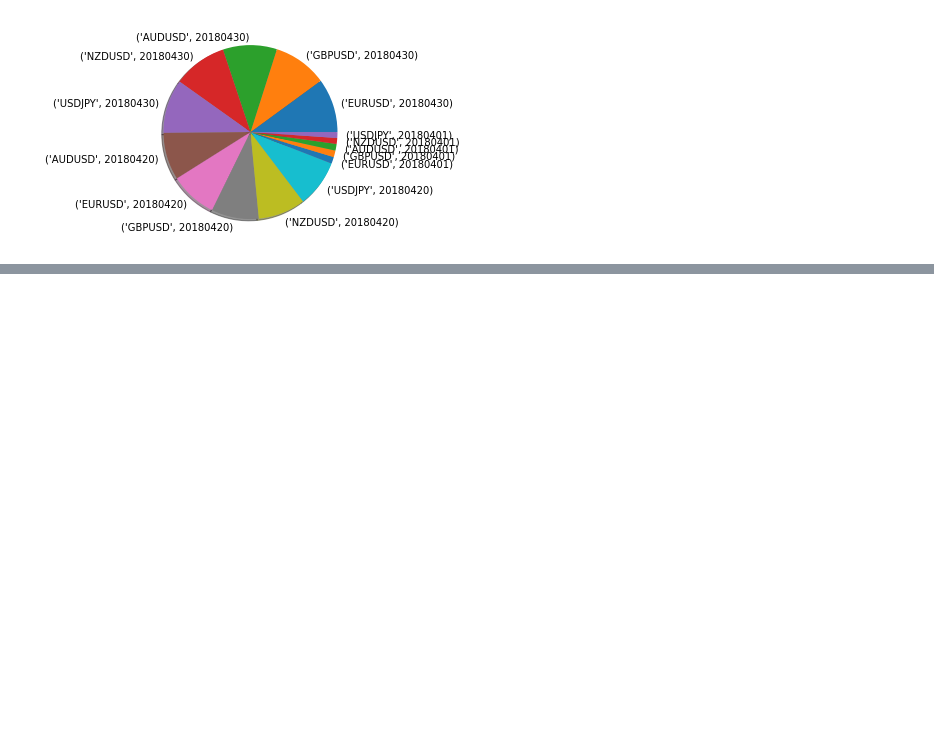
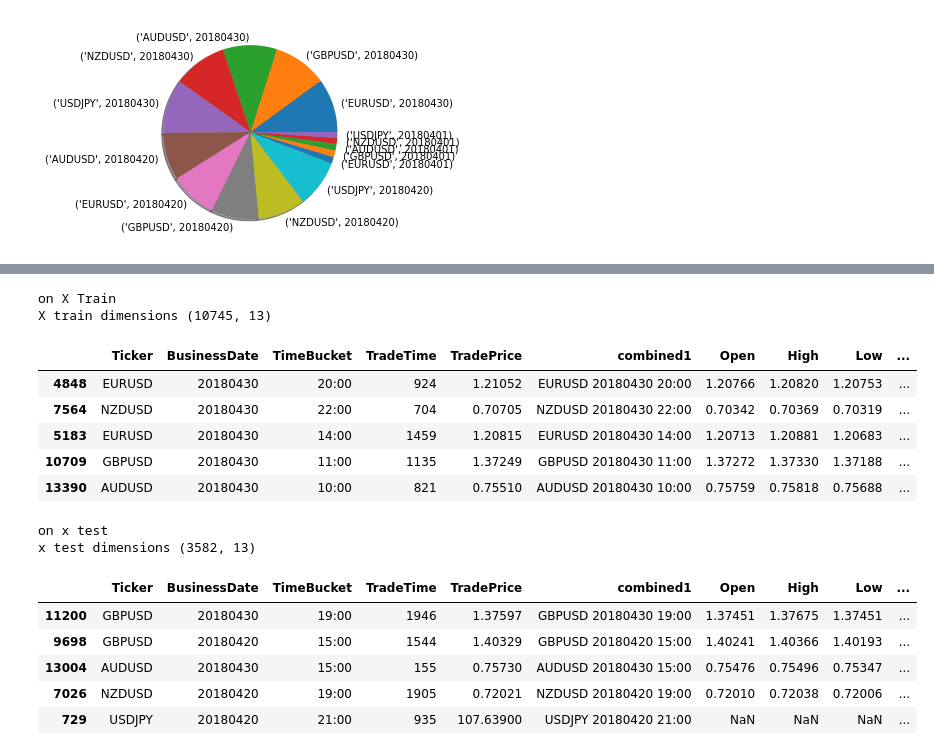
Before and after one commit to vadaliah/CS5260, a Jupyter notebook: VWAP ML Model Assignment3.ipynb, the cells around one changed output, grey strips where cells are left out. Drawn from its saved outputs; the diff is of its cells as text; code cells hidden in the pictures; blank space fills up the shorter version.

```diff
--- a/VWAP ML Model Assignment3.ipynb
+++ b/VWAP ML Model Assignment3.ipynb
@@ -234,0 +234,35 @@ NotImplementedError: ignored
+# %%
+# Train Test Split
+from sklearn.model_selection import train_test_split
+class_column = ['Trend']
+random_seed = 500
+features = fx_trade_df.drop(columns=class_column)
+target = fx_trade_df[class_column]
+fx_trade_df.dropna()
+fx_trade_df[class_column]=fx_trade_df[class_column].fillna("EMPTY")
+X_train, X_test, y_train,y_test = train_test_split(features,target,test_size=.25,random_state = random_seed,stratify=fx_trade_df[class_column])
+# %%
+print("on X Train")
+print ("X train dimensions", X_train.shape)
+display(X_train.head())
+
+print ("on x test")
+print ("x test dimensions", X_test.shape)
+display(X_test.head())
+# %% [output]
+on X Train
+X train dimensions (10745, 13)
+|  | Ticker | BusinessDate | TimeBucket | TradeTime | TradePrice | combined1 | Open | High | Low | ... |
+| 4848 | EURUSD | 20180430 | 20:00 | 924 | 1.21052 | EURUSD 20180430 20:00 | 1.20766 | 1.20820 | 1.20753 | ... |
+| 7564 | NZDUSD | 20180430 | 22:00 | 704 | 0.70705 | NZDUSD 20180430 22:00 | 0.70342 | 0.70369 | 0.70319 | ... |
+| 5183 | EURUSD | 20180430 | 14:00 | 1459 | 1.20815 | EURUSD 20180430 14:00 | 1.20713 | 1.20881 | 1.20683 | ... |
+| 10709 | GBPUSD | 20180430 | 11:00 | 1135 | 1.37249 | GBPUSD 20180430 11:00 | 1.37272 | 1.37330 | 1.37188 | ... |
+| 13390 | AUDUSD | 20180430 | 10:00 | 821 | 0.75510 | AUDUSD 20180430 10:00 | 0.75759 | 0.75818 | 0.75688 | ... |
+on x test
+x test dimensions (3582, 13)
+|  | Ticker | BusinessDate | TimeBucket | TradeTime | TradePrice | combined1 | Open | High | Low | ... |
+| 11200 | GBPUSD | 20180430 | 19:00 | 1946 | 1.37597 | GBPUSD 20180430 19:00 | 1.37451 | 1.37675 | 1.37451 | ... |
+| 9698 | GBPUSD | 20180420 | 15:00 | 1544 | 1.40329 | GBPUSD 20180420 15:00 | 1.40241 | 1.40366 | 1.40193 | ... |
+| 13004 | AUDUSD | 20180430 | 15:00 | 155 | 0.75730 | AUDUSD 20180430 15:00 | 0.75476 | 0.75496 | 0.75347 | ... |
+| 7026 | NZDUSD | 20180420 | 19:00 | 1905 | 0.72021 | NZDUSD 20180420 19:00 | 0.72010 | 0.72038 | 0.72006 | ... |
+| 729 | USDJPY | 20180420 | 21:00 | 935 | 107.63900 | USDJPY 20180420 21:00 | NaN | NaN | NaN | ... |
```
Also changed, not shown: parts of 5 cells of this notebook.
